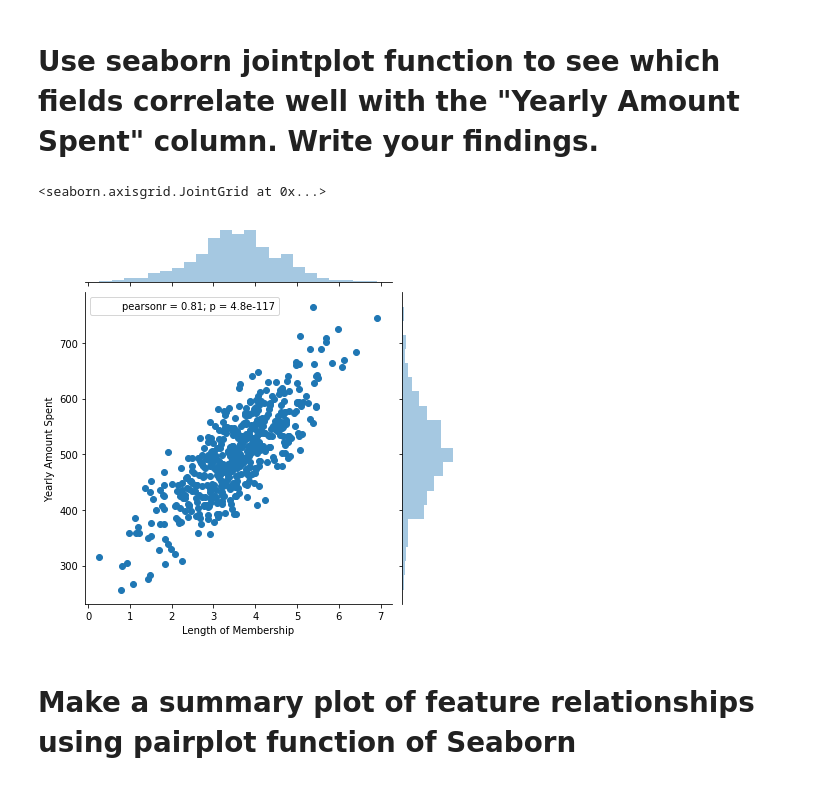
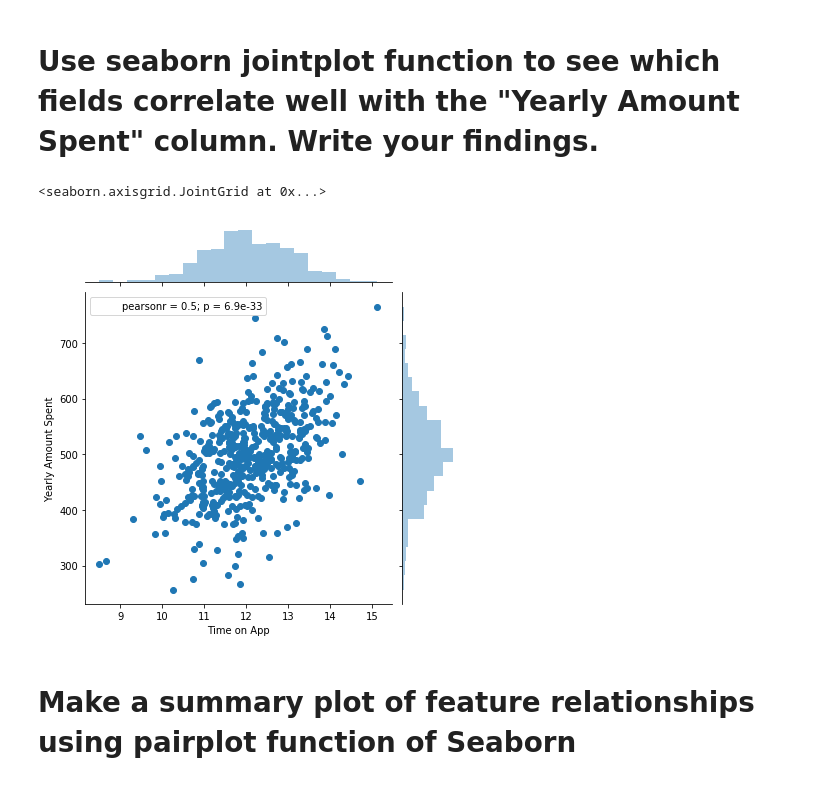
Before and after one commit to captain-c00keys/data-science, a Jupyter notebook: regression_copy.ipynb, the cells around one changed output. Saved outputs shown, nothing was run; the diff lists cells and outputs as text; code cells hidden in the pictures.

```diff
--- a/regression_copy.ipynb
+++ b/regression_copy.ipynb
@@ -61,10 +61,10 @@ memory usage: 31.3+ KB
 # %% [markdown]
 # Use seaborn jointplot function to see which fields correlate well with the "Yearly Amount Spent" column. Write your findings.
 # %%
-sns.jointplot(x = "Length of Membership", y = "Yearly Amount Spent", data=df)
+sns.jointplot(x = "Time on App", y = "Yearly Amount Spent", data=df)
 # %% [output]
 <seaborn.axisgrid.JointGrid at 0x...>
-[figure, old version]
+[figure, new version]
 # %% [markdown]
 # Make a summary plot of feature relationships using pairplot function of Seaborn
 # %%
```
Also changed, not shown: parts of 2 cells of this notebook, 1 other file.
